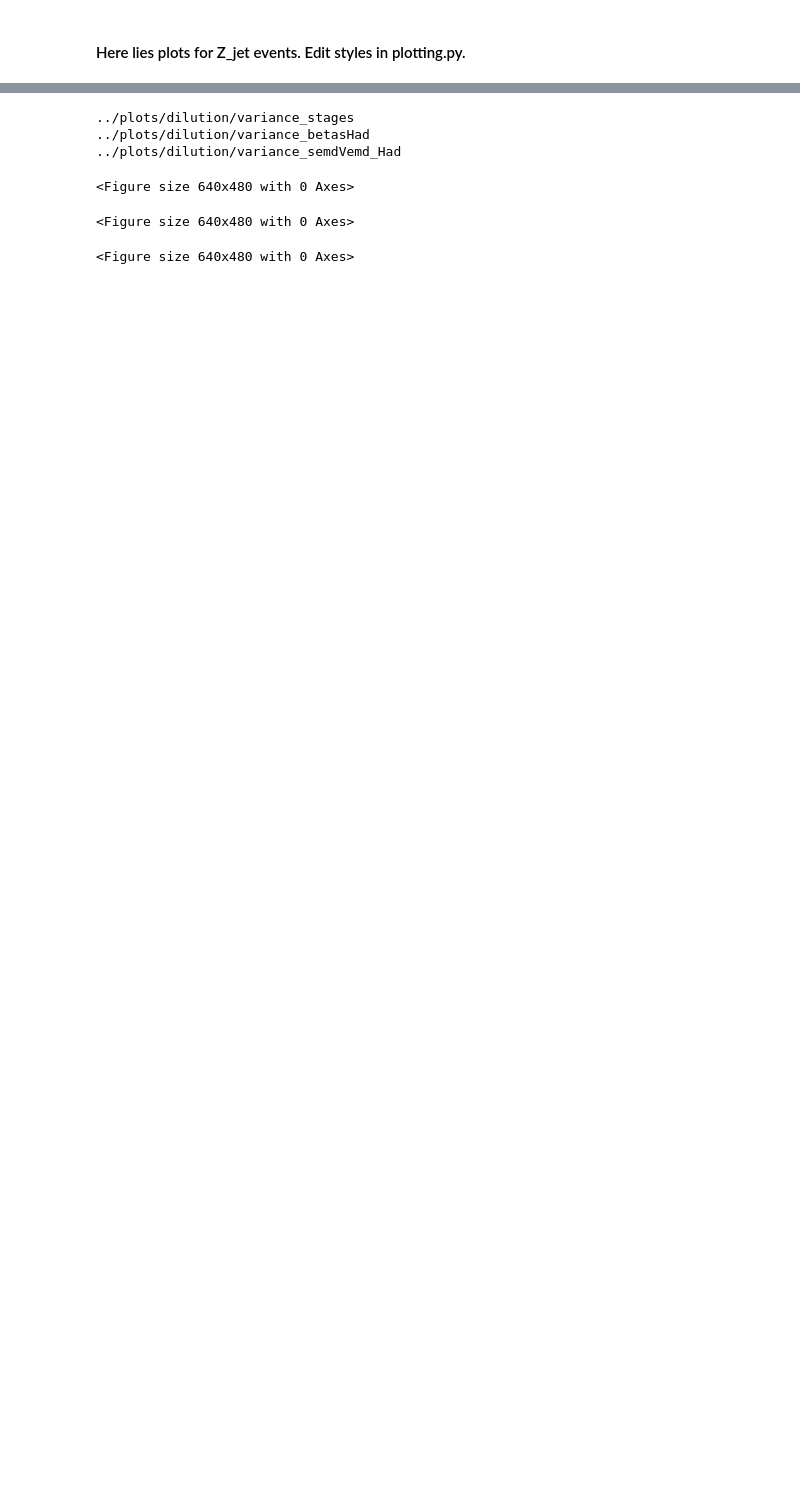
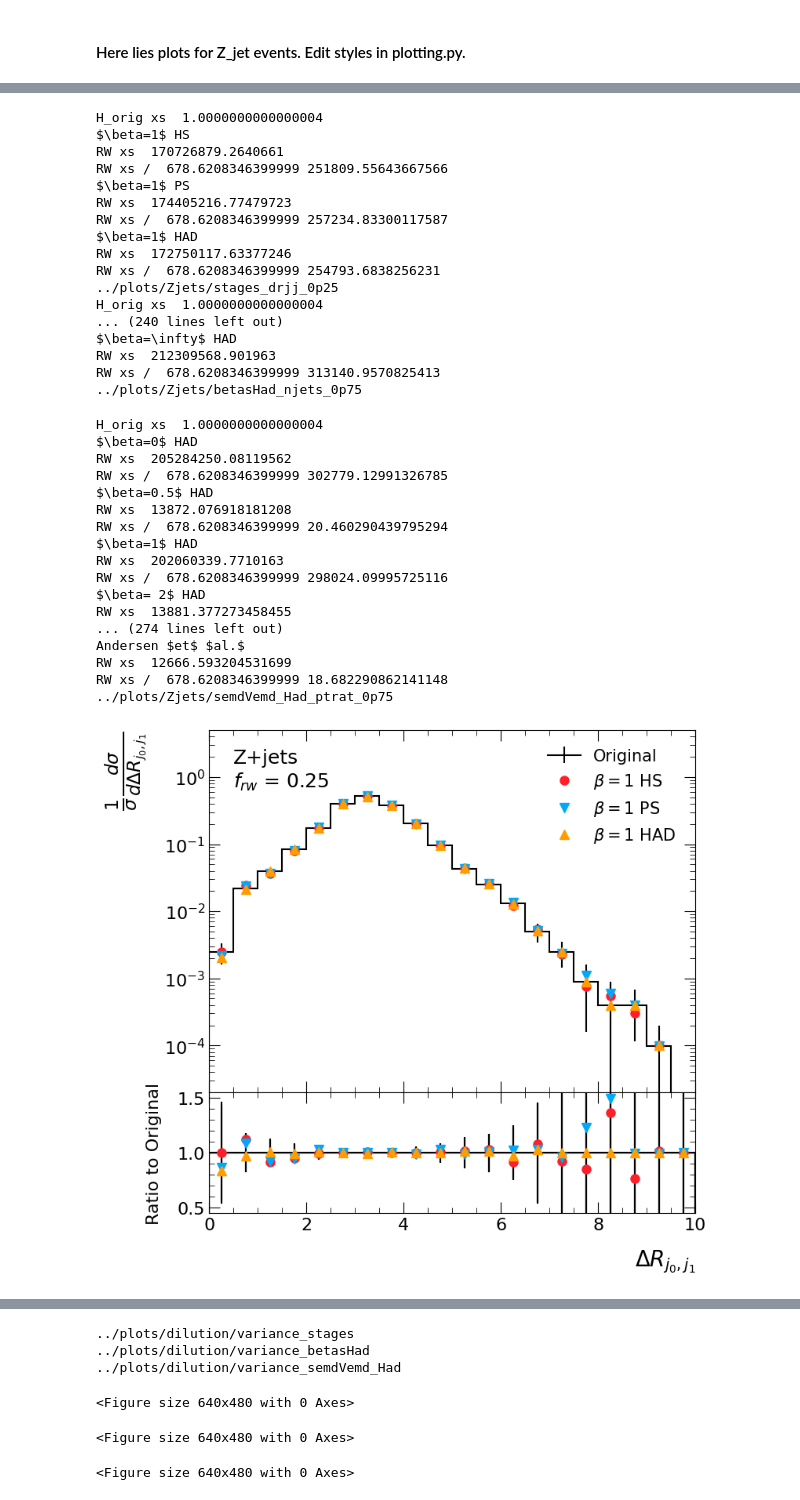
Before and after one commit to leblanc-lab/ot-cres, a Jupyter notebook: notebooks/plot_zjet_hist.ipynb, the cells around one changed output, grey strips where cells are left out. Cells and saved outputs as stored; diff of their text form; code cells hidden in the pictures; blank space fills up the shorter version.

```diff
--- a/notebooks/plot_zjet_hist.ipynb
+++ b/notebooks/plot_zjet_hist.ipynb
@@ -211,29 +205,65 @@ Andersen $et$ $al.$ R for 0.25 RW  53.301
 <Figure size 640x480 with 0 Axes>
 <Figure size 640x480 with 0 Axes>
 # %%
-# rwFracs = [0.25, 0.75]
-# for comparison in comparisonDict:
-#     for observable in obsDict:
-#         for rwFrac in rwFracs:
-#             rw_dict_strings = comparisonDict[comparison]["weights"]
+rwFracs = [0.25, 0.75]
+for comparison in comparisonDict:
+    for observable in obsDict:
+        for rwFrac in rwFracs:
+            rw_dict_strings = comparisonDict[comparison]["weights"]
 
-#             processes = []
-#             datasets = []
-#             for sample in rw_dict_strings:
-#                 datasets.append(dataFrames[sample])
-#                 processes.append(dataFrames[sample]["process"])
+            processes = []
+            datasets = []
+            for sample in rw_dict_strings:
+                datasets.append(dataFrames[sample])
+                processes.append(dataFrames[sample]["process"])
 
-#             processWeights = processDict[processes[0]]["weights"]
-#             processTitle = processDict[processes[0]]["name"]
-#             isSameProcess = True
-#             for process in processes:
-#                 if process != processes[0]:
-#                     print("Mixed processes -- this script requires rewriting to work in this context")
-#                     isSameProcess= False
-#                     break
-#             if not isSameProcess:
-#                 break
+            processWeights = processDict[processes[0]]["weights"]
+            processTitle = processDict[processes[0]]["name"]
+            isSameProcess = True
+            for process in processes:
+                if process != processes[0]:
+                    print("Mixed processes -- this script requires rewriting to work in this context")
+                    isSameProcess= False
+                    break
+            if not isSameProcess:
+                break
 
 
-#             ax, leg = plot_diff_rw(obsDict[observable], datasets, processWeights, process_title = processTitle, title = comparison, channel = processes[0], rwFrac=rwFrac, obsName = observable)
-#             # leg.set_title(r"Jet $\eta$ < 4.5 NO LEP")
+            ax, leg = plot_diff_rw(obsDict[observable], datasets, processWeights, process_title = processTitle, title = comparison, channel = processes[0], rwFrac=rwFrac, obsName = observable)
+            # leg.set_title(r"Jet $\eta$ < 4.5 NO LEP")
+# %% [output]
+H_orig xs  1.0000000000000004
+$\beta=1$ HS
+RW xs  170726879.2640661
+RW xs /  678.6208346399999 251809.55643667566
+$\beta=1$ PS
+RW xs  174405216.77479723
+RW xs /  678.6208346399999 257234.83300117587
+$\beta=1$ HAD
+RW xs  172750117.63377246
+RW xs /  678.6208346399999 254793.6838256231
+../plots/Zjets/stages_drjj_0p25
+H_orig xs  1.0000000000000004
+... (240 lines left out)
+$\beta=\infty$ HAD
+RW xs  212309568.901963
+RW xs /  678.6208346399999 313140.9570825413
+../plots/Zjets/betasHad_njets_0p75
+H_orig xs  1.0000000000000004
+$\beta=0$ HAD
+RW xs  205284250.08119562
+RW xs /  678.6208346399999 302779.12991326785
+$\beta=0.5$ HAD
+RW xs  13872.076918181208
+RW xs /  678.6208346399999 20.460290439795294
+$\beta=1$ HAD
+RW xs  202060339.7710163
+RW xs /  678.6208346399999 298024.09995725116
+$\beta= 2$ HAD
+RW xs  13881.377273458455
+... (274 lines left out)
+Andersen $et$ $al.$
+RW xs  12666.593204531699
+RW xs /  678.6208346399999 18.682290862141148
+../plots/Zjets/semdVemd_Had_ptrat_0p75
+[figure, added]
```
Also changed, not shown: parts of 15 cells of this notebook, 1 other file.
